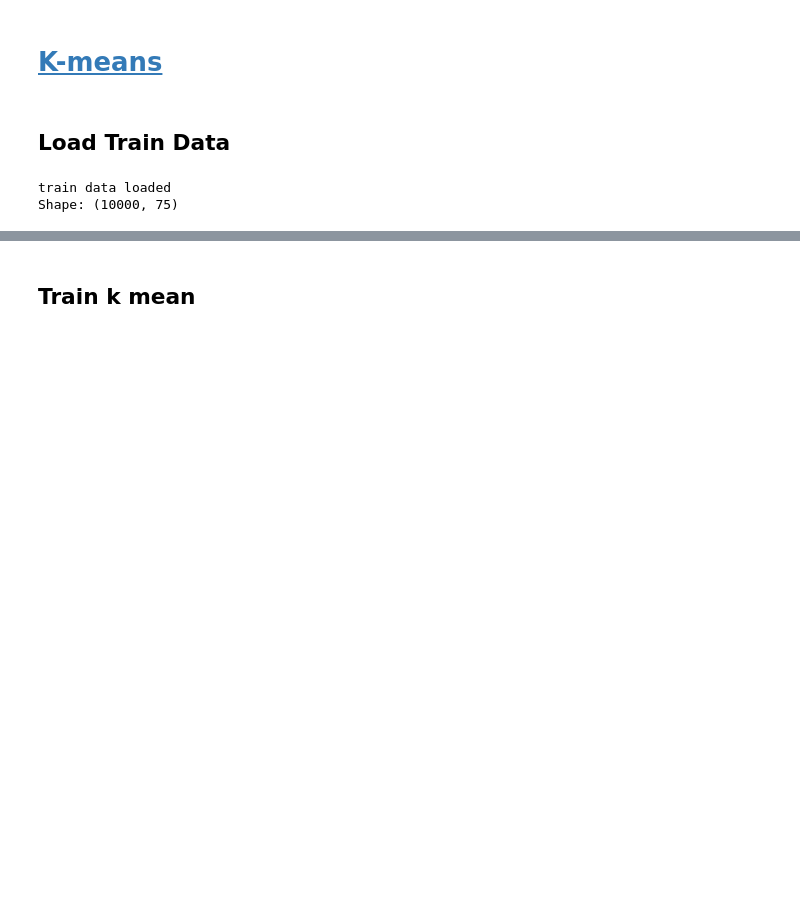
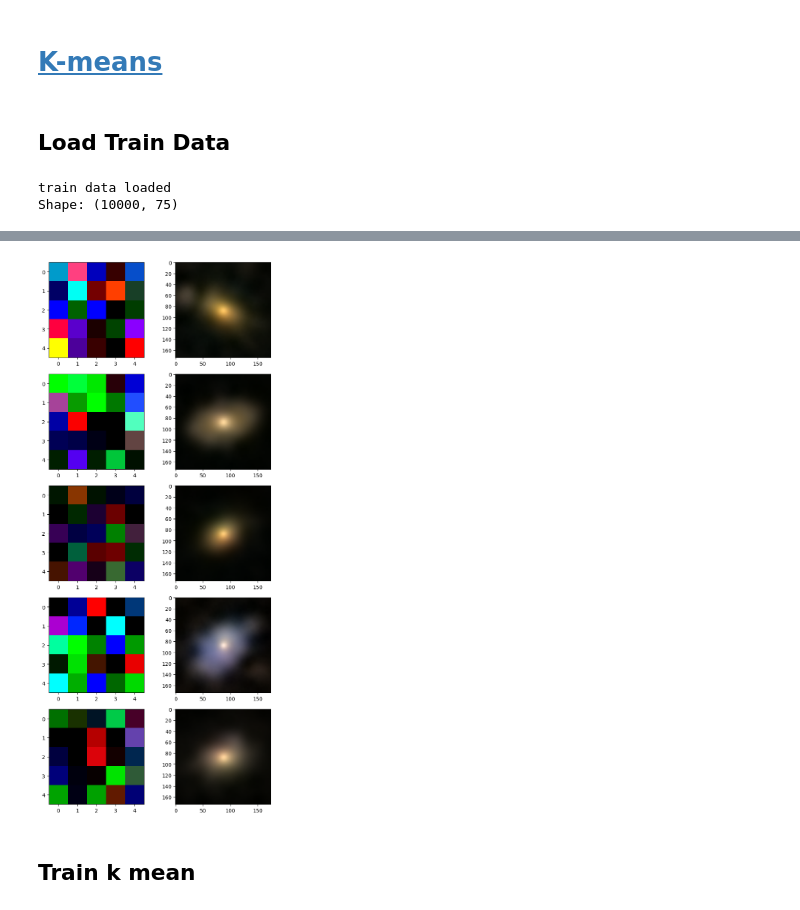
Before and after one commit to Tonathiu-Pina/Classify_galaxies_with_Unsupervised_and_Supervised_learning, a Jupyter notebook: Unsupervised_ML/1_Apply_K-Means.ipynb, the cells around one changed output, grey strips where cells are left out. Cells and saved outputs as stored; diff of their text form; code cells hidden in the pictures; blank space fills up the shorter version.

```diff
--- a/Unsupervised_ML/1_Apply_K-Means.ipynb
+++ b/Unsupervised_ML/1_Apply_K-Means.ipynb
@@ -248,9 +405,10 @@ scaler = joblib.load(root_scaler)
 # [K-means](https://scikit-learn.org/stable/modules/generated/sklearn.cluster.KMeans.html)
 # %% [markdown]
 ## Load Train Data
-# %%
-train_data = load_data('train')
-# %% [output]
-train data loaded
-Shape: (10000, 75)
+# %%
+# Load dataset from drive
+train_data = load_data('train')
+# %% [output]
+train data loaded
+Shape: (10000, 75)
 # %%
@@ -257,2 +417,27 @@ Shape: (10000, 75)
 # train_data = joblib.load(root_train)
 # Test_data = joblib.load(root_test)
+# %%
+# Visualize random samples from the training data in both raw and reconstructed forms
+
+# Set the figure size for the plot (7x15)
+plt.figure(figsize=(7, 15))
+
+# Loop through 5 random samples
+for i in range(5):
+    # Select a random sample index
+    sample = random.randint(0, len(train_data))
+
+    # Plot the raw image (reshaped to 5x5 pixels with 3 color channels)
+    plt.subplot(5, 2, 2*i + 1)  # Position in the plot
+    plt.imshow(train_data[sample].reshape(5, 5, 3))  # Reshape for visualization
+
+    # Plot the reconstructed image (using the single_reconverter function)
+    plt.subplot(5, 2, 2*(i + 1))  # Position in the plot
+    plt.imshow(single_reconverter(train_data[sample]))  # Reconstructed image
+
+# Adjust layout to avoid overlap
+plt.tight_layout()
+
+# Display the final figure
+plt.show()
+# %% [output]
@@ -259,3 +449,4 @@ Shape: (10000, 75)
+[figure, added]
 # %% [markdown]
 ## Train k mean
 # %%
```
Also changed, not shown: parts of 34 cells of this notebook.
